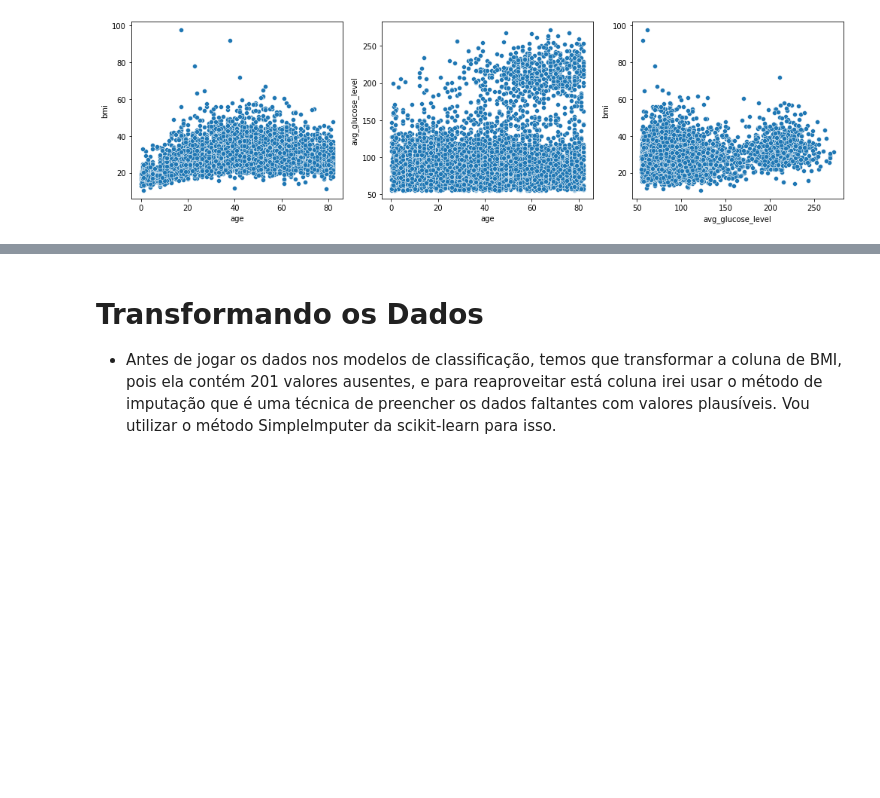
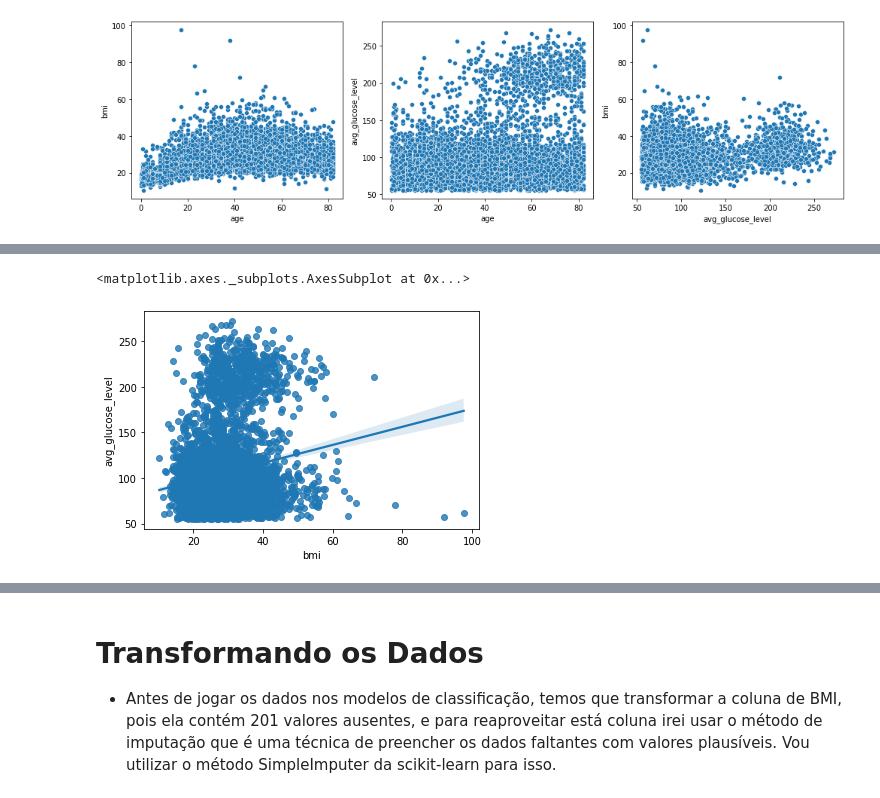
Before and after one commit to odilenaoliveira/Projetos, a Jupyter notebook: Projetos_Python/Jupyter_Notebook/Classificacao/avc_stroke/fumante_nao_fumante.ipynb, the cells around one changed output, grey strips where cells are left out. Cells and saved outputs as stored; diff of their text form; code cells hidden in the pictures; blank space fills up the shorter version.

```diff
--- a/Projetos_Python/Jupyter_Notebook/Classificacao/avc_stroke/fumante_nao_fumante.ipynb
+++ b/Projetos_Python/Jupyter_Notebook/Classificacao/avc_stroke/fumante_nao_fumante.ipynb
@@ -225,0 +239,5 @@ df[df['bmi'] > 70]
+# %%
+sns.regplot(x=df['bmi'], y=df['avg_glucose_level'])
+# %% [output]
+<matplotlib.axes._subplots.AxesSubplot at 0x...>
+[figure, added]
```
Also changed, not shown: parts of 55 cells of this notebook, 9 other files.
